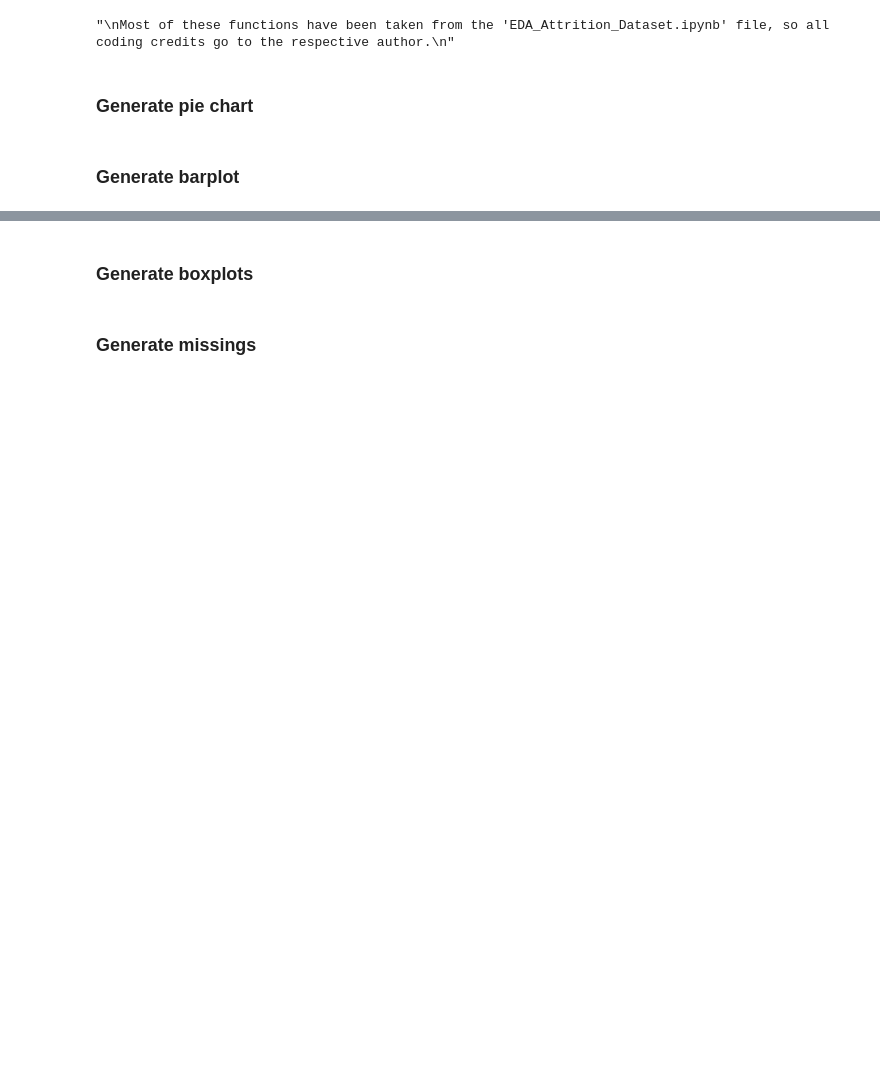
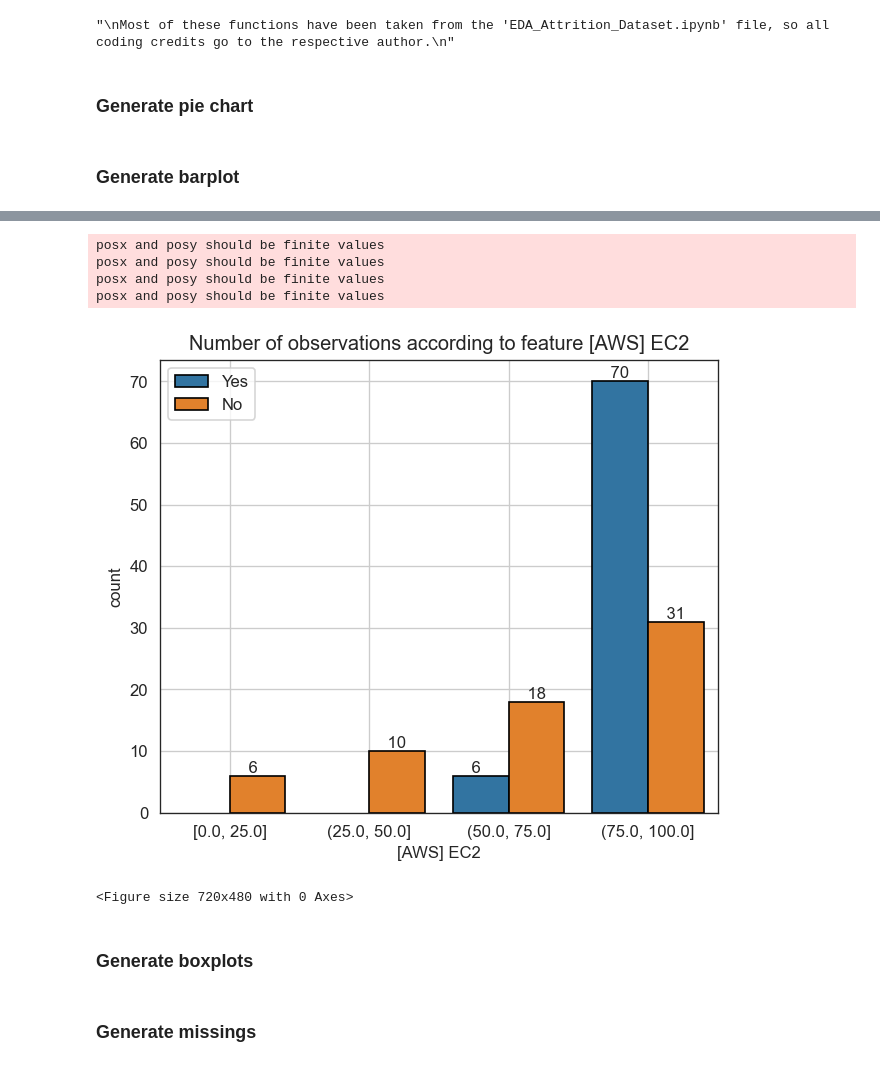
Before and after one commit to anasillo/caylent-hiring, a Jupyter notebook: code/1 - EDA/main.ipynb, the cells around one changed output, grey strips where cells are left out. Drawn from its saved outputs; the diff is of its cells as text; code cells hidden in the pictures; blank space fills up the shorter version.

```diff
--- a/code/1 - EDA/main.ipynb
+++ b/code/1 - EDA/main.ipynb
@@ -121,16 +121,3 @@ def generate_pie_chart(df, feature, name):
     plt.show()
 # %% [markdown]
 ### Generate barplot
-# %%
-def generate_barplot(df, feature, order=None):
-    # Replacing missing values with a string
-    new_df = df.copy()
-    new_df[feature] = df[feature].fillna('Missing')
-
-    # Generating bar-plot chart
-    plt.figure(figsize=(6, 5))
-    ax = sns.countplot(x=feature, data=new_df, edgecolor='k', order=order)
-    plt.title("Number of observations according to feature {0}".format(feature))
-    plt.xticks(rotation=45)
-    plt.grid()
-    plt.show()
@@ -137,3 +134,53 @@ def generate_barplot(df, feature, order=None):
+# %%
+def generate_barplot(df, feature, label =  df.columns[1], order=None):
+    # Replacing missing values with a string
+    new_df = df.copy()
+    new_df = new_df[[feature, label]]
+    new_df[feature] = new_df[feature].fillna(1000)
+
+    # Adding bin groups for labels
+    bins = [0, 25, 50, 75, 100] # Add 1000 if this is for tf or k8
+    new_df['bins'] = pd.cut(new_df[feature], bins=bins, right = True, include_lowest = True)
+    new_df['bins'] = new_df['bins'].astype(str).replace(['(-0.001, 25.0]'],'[0.0, 25.0]')
+
+    order = ['[0.0, 25.0]', '(25.0, 50.0]', '(50.0, 75.0]', '(75.0, 100.0]']
+
+    # Uncomment this if it's for tf or k8
+    # new_df['bins'] = new_df['bins'].astype(str).replace(['(100.0, 1000.0]'],'Missing')
+    # order = ['[0.0, 25.0]', '(25.0, 50.0]', '(50.0, 75.0]', '(75.0, 100.0]', 'Missing']
+
+    # # Generating bar-plot chart
+    plt.rcParams['figure.dpi'] = 120
+    plt.figure(figsize=(6, 5))
+    try:
+        ax = sns.countplot(x='bins', data=new_df, hue=df.columns[1], edgecolor='k', order=order)
+    except ValueError:
+        pass
+
+    for p in ax.patches:
+        height = p.get_height()
+        ax.text(p.get_x(), height + 1.5, '    %.0f'%(height), ha = 'left', va = 'center_baseline' )
+
+    ax.legend(loc = 'upper left')
+    ax.set(xlabel=feature, ylabel='count')
+    plt.title("Number of observations according to feature {0}".format(feature))
+    plt.xticks(rotation = 0, horizontalalignment='center')
+    plt.grid()
+    plt.show()
+    sns.despine(left=True)
+    return new_df.dtypes
+
+# generate_barplot (df, df.columns[3] ) df.shape[1]
+j = 3
+for i in range (j, j + 1):
+    generate_barplot (df, df.columns[i] )
+# %% [output]
+posx and posy should be finite values
+posx and posy should be finite values
+posx and posy should be finite values
+posx and posy should be finite values
+[figure, added]
+<Figure size 720x480 with 0 Axes>
 # %% [markdown]
 ### Generate boxplots
 # %%
```
Also changed, not shown: parts of 11 cells of this notebook, 2 other files.
